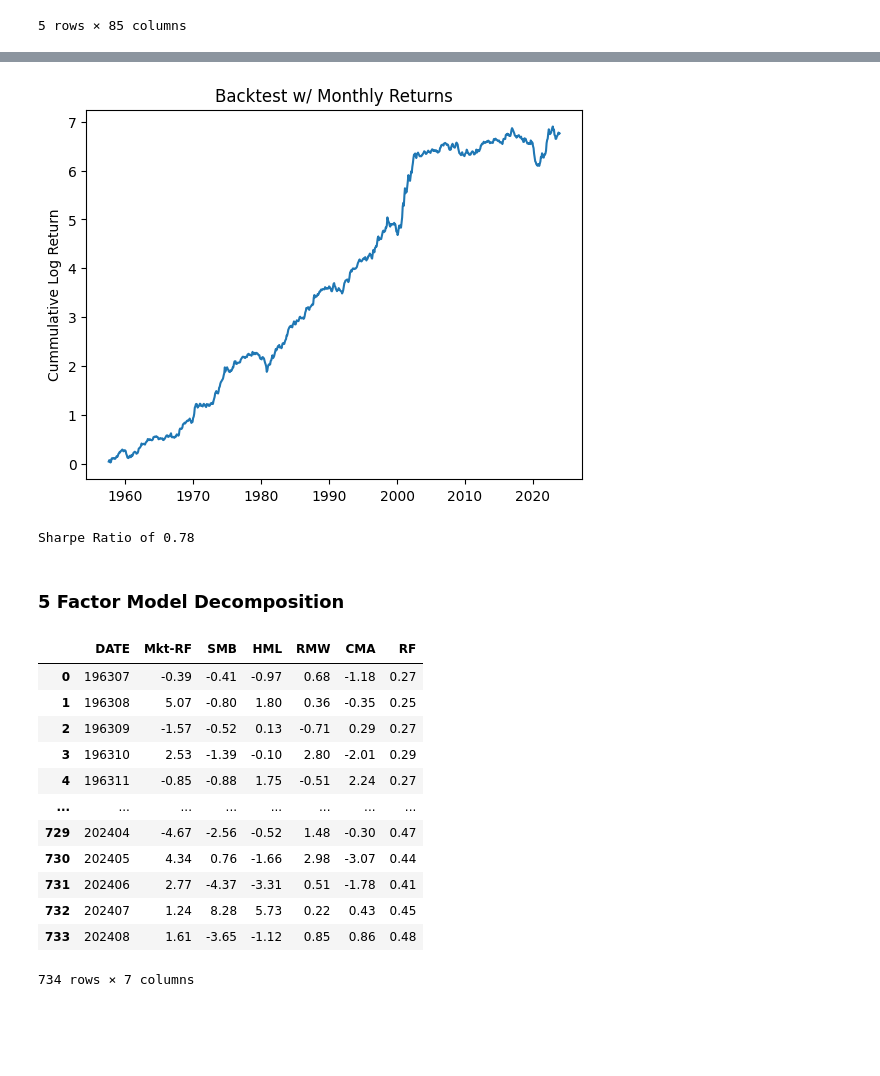
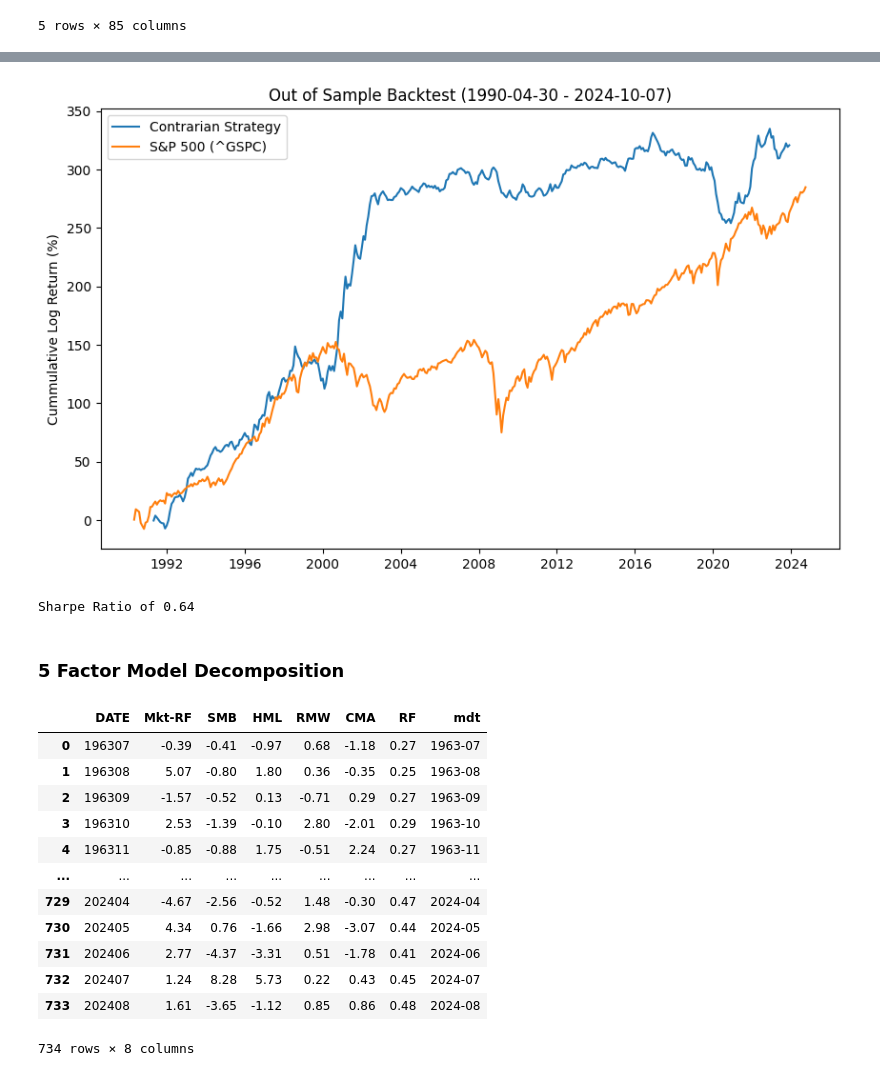
Before and after one commit to andrewhall1124/mean_reversion, a Jupyter notebook: strategies/value/bm_sg.ipynb, the cells around one changed output, grey strips where cells are left out. Cells and saved outputs as stored; diff of their text form; code cells hidden in the pictures; blank space fills up the shorter version.

```diff
--- a/strategies/value/bm_sg.ipynb
+++ b/strategies/value/bm_sg.ipynb
@@ -31,7 +34,13 @@ df['mdt'] = df['caldt'].dt.strftime("%Y-%m")
 df['month'] = df['caldt'].dt.strftime("%m")
 df['year'] = df['caldt'].dt.strftime("%Y")
 
-# df = df[df['caldt'] >= '2000-01-01']
+# In sample period
+# start = '1963-04-01'
+# end = '1990-04-30'
+start = '1990-04-30'
+end = '2024-10-07'
+df = df[df['caldt'] >= start]
+df = df[df['caldt'] <= end]
 
 df = df.reset_index(drop=True)
 
@@ -210,0 +231,20 @@ backtest_m
+# %%
+bmk = yf.download('^GSPC', start=start, end=end)
+
+bmk = bmk.reset_index()
+
+bmk = bmk.rename(columns={'Date': 'caldt', 'Adj Close': 'prc'})
+
+bmk = bmk[['caldt', 'prc']]
+
+bmk['mdt'] = bmk['caldt'].dt.strftime("%Y-%m")
+
+bmk = bmk.groupby('mdt').agg({'prc': 'first'}).reset_index()
+
+bmk['caldt'] = pd.to_datetime(bmk['mdt'])
+
+bmk['ret'] = bmk['prc'].pct_change()
+bmk['log_ret'] = np.log(1 + bmk['ret'])
+bmk['cum_ret'] = bmk['log_ret'].cumsum()
+
+bmk
@@ -211,10 +266,13 @@ backtest_m
 # %%
-plt.plot(backtest_m['caldt'], backtest_m['cum_ret'])
-plt.title("Backtest w/ Monthly Returns")
-plt.ylabel("Cummulative Log Return")
+plt.figure(figsize=(10, 6))
+plt.plot(backtest_m['caldt'], backtest_m['cum_ret'] * 100, label='Contrarian Strategy')
+plt.plot(bmk['caldt'], bmk['cum_ret'] * 100, label='S&P 500 (^GSPC)')
+plt.title(f"Out of Sample Backtest ({start} - {end})")
+plt.ylabel("Cummulative Log Return (%)")
+plt.legend()
 plt.show()
 # %% [output]
-[figure, old version]
+[figure, new version]
 # %%
 # Calculate sharpe ratio using monthly returns
 
@@ -226,24 +284,26 @@ sharpe = numerator / denominator * scale
 
 print(f"Sharpe Ratio of {round(sharpe,2)}")
 # %% [output]
-Sharpe Ratio of 0.78
+Sharpe Ratio of 0.64
 # %% [markdown]
 ### 5 Factor Model Decomposition
 # %%
 fac = pd.read_csv("~/Data/fama_5_factors.csv")
 
+fac['mdt'] = pd.to_datetime(fac['DATE'].astype(str), format='%Y%m').dt.strftime("%Y-%m")
+
 fac
 # %% [output]
-|  | DATE | Mkt-RF | SMB | HML | RMW | CMA | RF |
-| 0 | 196307 | -0.39 | -0.41 | -0.97 | 0.68 | -1.18 | 0.27 |
-| 1 | 196308 | 5.07 | -0.80 | 1.80 | 0.36 | -0.35 | 0.25 |
-| 2 | 196309 | -1.57 | -0.52 | 0.13 | -0.71 | 0.29 | 0.27 |
-| 3 | 196310 | 2.53 | -1.39 | -0.10 | 2.80 | -2.01 | 0.29 |
-| 4 | 196311 | -0.85 | -0.88 | 1.75 | -0.51 | 2.24 | 0.27 |
-| ... | ... | ... | ... | ... | ... | ... | ... |
-| 729 | 202404 | -4.67 | -2.56 | -0.52 | 1.48 | -0.30 | 0.47 |
-| 730 | 202405 | 4.34 | 0.76 | -1.66 | 2.98 | -3.07 | 0.44 |
-| 731 | 202406 | 2.77 | -4.37 | -3.31 | 0.51 | -1.78 | 0.41 |
-| 732 | 202407 | 1.24 | 8.28 | 5.73 | 0.22 | 0.43 | 0.45 |
-| 733 | 202408 | 1.61 | -3.65 | -1.12 | 0.85 | 0.86 | 0.48 |
+|  | DATE | Mkt-RF | SMB | HML | RMW | CMA | RF | mdt |
+| 0 | 196307 | -0.39 | -0.41 | -0.97 | 0.68 | -1.18 | 0.27 | 1963-07 |
+| 1 | 196308 | 5.07 | -0.80 | 1.80 | 0.36 | -0.35 | 0.25 | 1963-08 |
+| 2 | 196309 | -1.57 | -0.52 | 0.13 | -0.71 | 0.29 | 0.27 | 1963-09 |
+| 3 | 196310 | 2.53 | -1.39 | -0.10 | 2.80 | -2.01 | 0.29 | 1963-10 |
+| 4 | 196311 | -0.85 | -0.88 | 1.75 | -0.51 | 2.24 | 0.27 | 1963-11 |
+| ... | ... | ... | ... | ... | ... | ... | ... | ... |
+| 729 | 202404 | -4.67 | -2.56 | -0.52 | 1.48 | -0.30 | 0.47 | 2024-04 |
+| 730 | 202405 | 4.34 | 0.76 | -1.66 | 2.98 | -3.07 | 0.44 | 2024-05 |
+| 731 | 202406 | 2.77 | -4.37 | -3.31 | 0.51 | -1.78 | 0.41 | 2024-06 |
+| 732 | 202407 | 1.24 | 8.28 | 5.73 | 0.22 | 0.43 | 0.45 | 2024-07 |
+| 733 | 202408 | 1.61 | -3.65 | -1.12 | 0.85 | 0.86 | 0.48 | 2024-08 |
-734 rows × 7 columns
+734 rows × 8 columns
```
Also changed, not shown: parts of 21 cells of this notebook, 1 other file.
